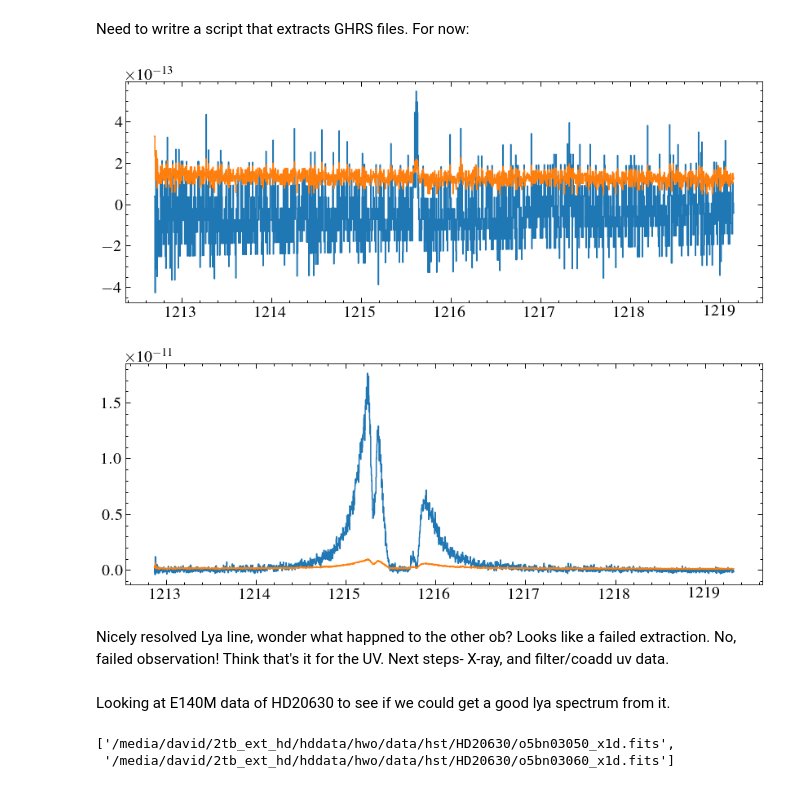
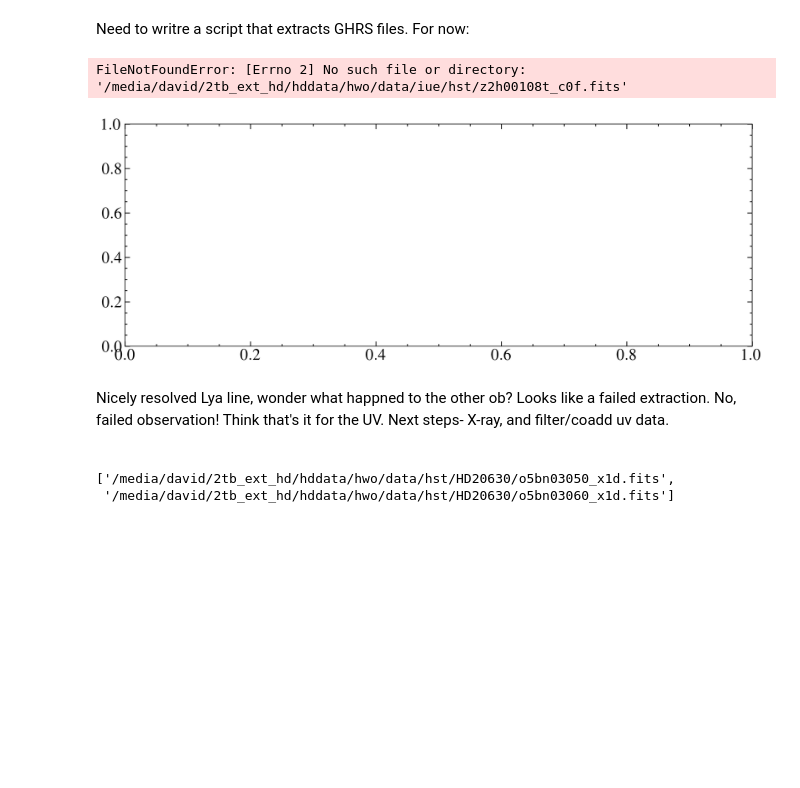
Before and after one commit to davidjwilson/hwo_uvstars, a Jupyter notebook: test_star.ipynb, the cells around one changed output. Drawn from its saved outputs; the diff is of its cells as text; code cells hidden in the pictures; blank space fills up the shorter version.

```diff
--- a/test_star.ipynb
+++ b/test_star.ipynb
@@ -87,22 +87,22 @@ Need to writre a script that extracts GHRS files. For now:
 # %%
 
 ghrsroots = ['z2h00108t', 'z2h00308m']
 for root in ghrsroots:
     fig, ax = plt.subplots()
 
-    w = fits.getdata('{}hst/{}_c0f.fits'.format(path, root), 0)
-    f = fits.getdata('{}hst/{}_c1f.fits'.format(path, root), 0)
-    e = fits.getdata('{}hst/{}_c2f.fits'.format(path, root), 0)
+    wg = fits.getdata('{}hst/{}_c0f.fits'.format(path, root), 0)
+    fg = fits.getdata('{}hst/{}_c1f.fits'.format(path, root), 0)
+    eg = fits.getdata('{}hst/{}_c2f.fits'.format(path, root), 0)
 
     ax.step(w, f, where='mid')
     ax.step(w, e, where='mid')
 
     plt.show()
 # %% [output]
+FileNotFoundError: [Errno 2] No such file or directory: '/media/david/2tb_ext_hd/hddata/hwo/data/iue/hst/z2h00108t_c0f.fits'
-[figure, old version]
+[figure, new version]
-[figure, removed]
 # %% [markdown]
 Nicely resolved Lya line, wonder what happned to the other ob? Looks like a failed extraction. No, failed observation! Think that's it for the UV. Next steps- X-ray, and filter/coadd uv data.
 # %% [markdown]
-Looking at E140M data of HD20630 to see if we could get a good lya spectrum from it.
+<!-- Looking at E140M data of HD20630 to see if we could get a good lya spectrum from it. -->
 # %%
```
Also changed, not shown: parts of 9 cells of this notebook.
